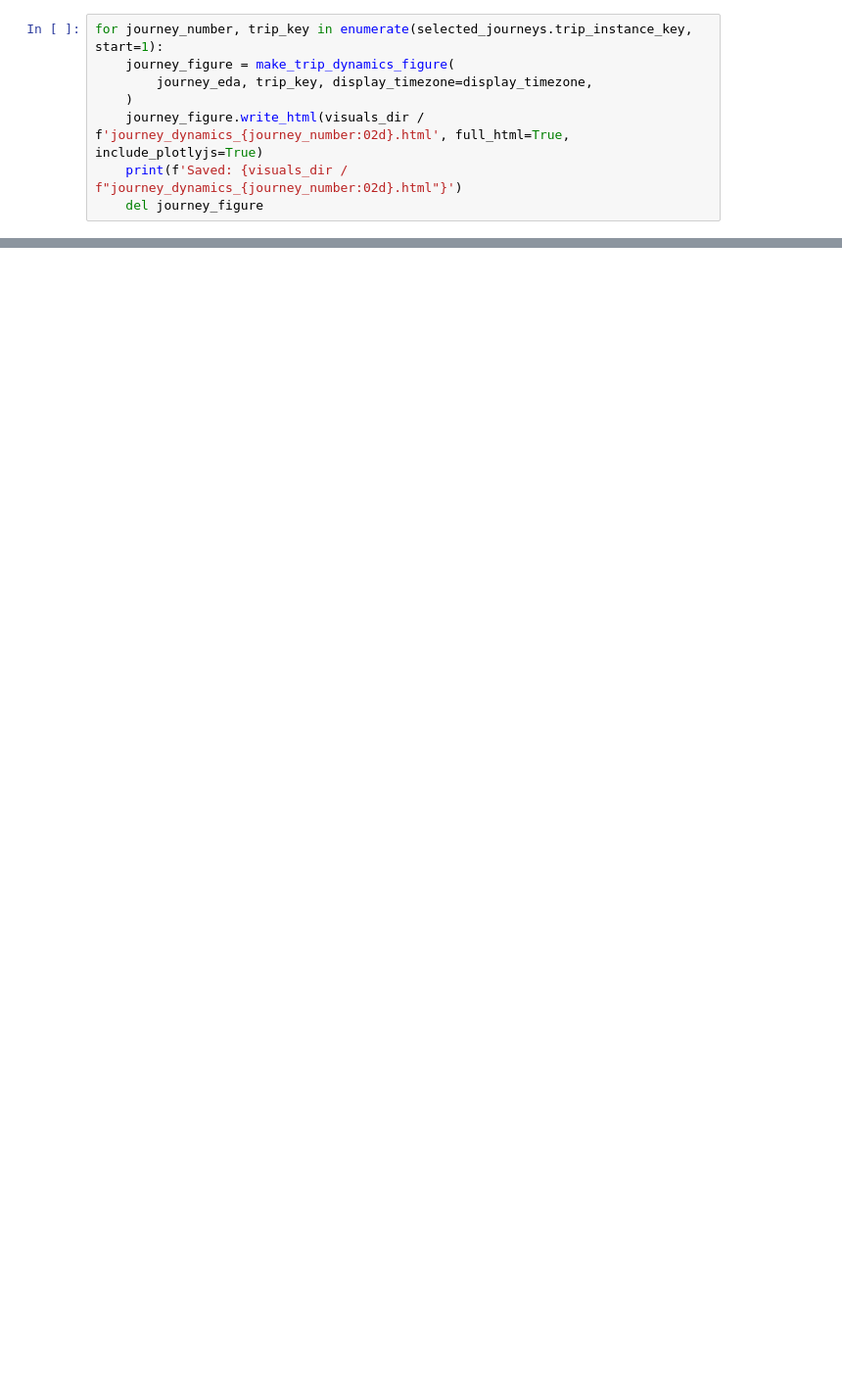
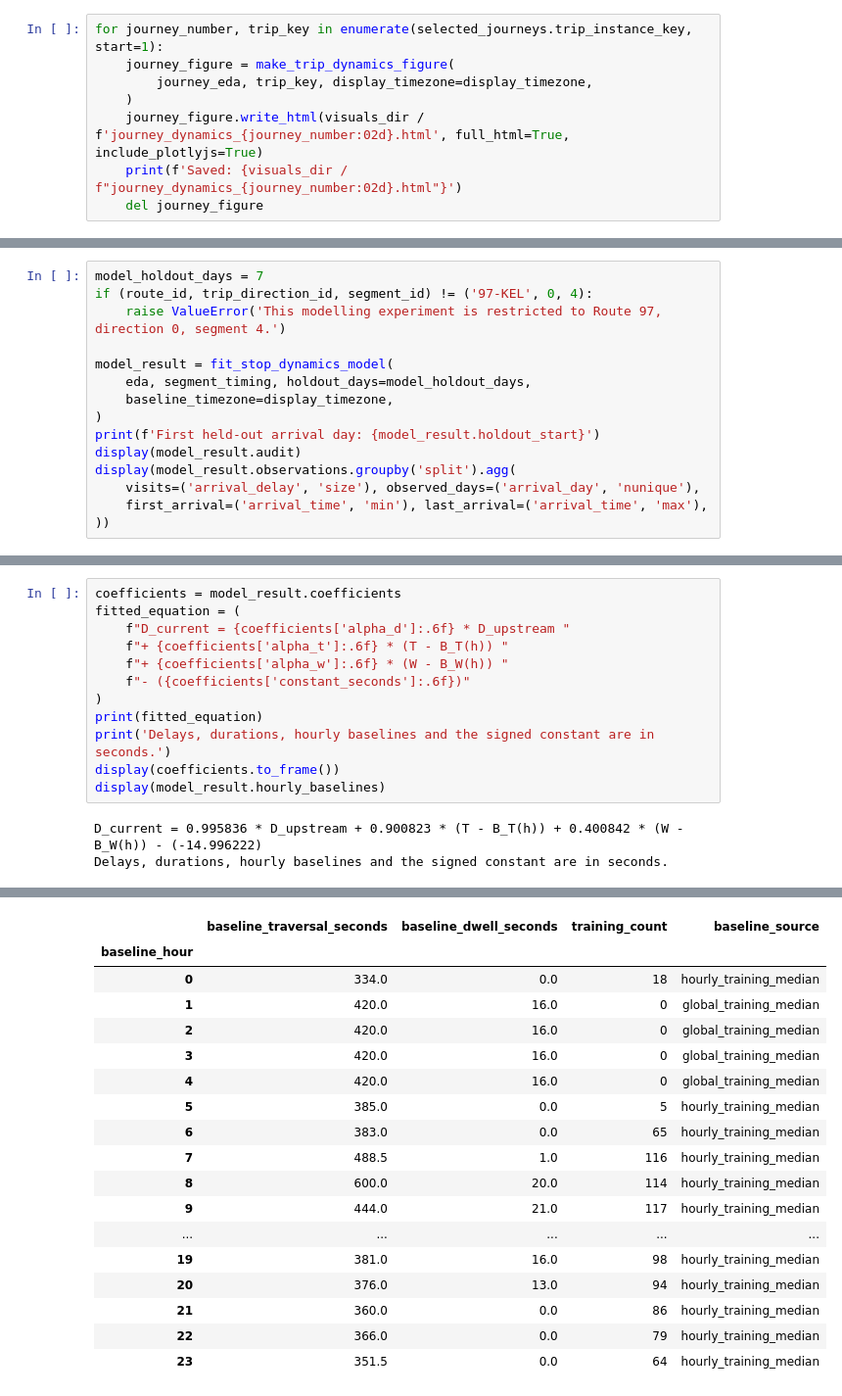
Before and after one commit to AbdulRahmanSilmy/transit-forecasting, a Jupyter notebook: notebooks/dynamics_model.ipynb, the cells around one changed output, grey strips where cells are left out. Shown at 98% size. Drawn from its saved outputs; the diff is of its cells as text; blank space fills up the shorter version.

Commit message:
Add: fit segment 4 stop delay dynamics and notebook diagnostics
Co-authored-by: Copilot <223556219+Copilot@users.noreply.github.com>

```diff
--- a/notebooks/dynamics_model.ipynb
+++ b/notebooks/dynamics_model.ipynb
@@ -452,0 +496,15 @@ for journey_number, trip_key in enumerate(selected_journeys.trip_instance_key, s
+# %%
+model_holdout_days = 7
+if (route_id, trip_direction_id, segment_id) != ('97-KEL', 0, 4):
+    raise ValueError('This modelling experiment is restricted to Route 97, direction 0, segment 4.')
+
+model_result = fit_stop_dynamics_model(
+    eda, segment_timing, holdout_days=model_holdout_days,
+    baseline_timezone=display_timezone,
+)
+print(f'First held-out arrival day: {model_result.holdout_start}')
+display(model_result.audit)
+display(model_result.observations.groupby('split').agg(
+    visits=('arrival_delay', 'size'), observed_days=('arrival_day', 'nunique'),
+    first_arrival=('arrival_time', 'min'), last_arrival=('arrival_time', 'max'),
+))
@@ -452,0 +528,15 @@ for journey_number, trip_key in enumerate(selected_journeys.trip_instance_key, s
+# %%
+coefficients = model_result.coefficients
+fitted_equation = (
+    f"D_current = {coefficients['alpha_d']:.6f} * D_upstream "
+    f"+ {coefficients['alpha_t']:.6f} * (T - B_T(h)) "
+    f"+ {coefficients['alpha_w']:.6f} * (W - B_W(h)) "
+    f"- ({coefficients['constant_seconds']:.6f})"
+)
+print(fitted_equation)
+print('Delays, durations, hourly baselines and the signed constant are in seconds.')
+display(coefficients.to_frame())
+display(model_result.hourly_baselines)
+# %% [output]
+D_current = 0.995836 * D_upstream + 0.900823 * (T - B_T(h)) + 0.400842 * (W - B_W(h)) - (-14.996222)
+Delays, durations, hourly baselines and the signed constant are in seconds.
@@ -452,0 +548,18 @@ for journey_number, trip_key in enumerate(selected_journeys.trip_instance_key, s
+|  | baseline_traversal_seconds | baseline_dwell_seconds | training_count | baseline_source |
+| baseline_hour |  |  |  |  |
+| 0 | 334.0 | 0.0 | 18 | hourly_training_median |
+| 1 | 420.0 | 16.0 | 0 | global_training_median |
+| 2 | 420.0 | 16.0 | 0 | global_training_median |
+| 3 | 420.0 | 16.0 | 0 | global_training_median |
+| 4 | 420.0 | 16.0 | 0 | global_training_median |
+| 5 | 385.0 | 0.0 | 5 | hourly_training_median |
+| 6 | 383.0 | 0.0 | 65 | hourly_training_median |
+| 7 | 488.5 | 1.0 | 116 | hourly_training_median |
+| 8 | 600.0 | 20.0 | 114 | hourly_training_median |
+| 9 | 444.0 | 21.0 | 117 | hourly_training_median |
+| ... | ... | ... | ... | ... |
+| 19 | 381.0 | 16.0 | 98 | hourly_training_median |
+| 20 | 376.0 | 13.0 | 94 | hourly_training_median |
+| 21 | 360.0 | 0.0 | 86 | hourly_training_median |
+| 22 | 366.0 | 0.0 | 79 | hourly_training_median |
+| 23 | 351.5 | 0.0 | 64 | hourly_training_median |
```
Also changed, not shown: parts of 29 cells of this notebook, 5 other files.
